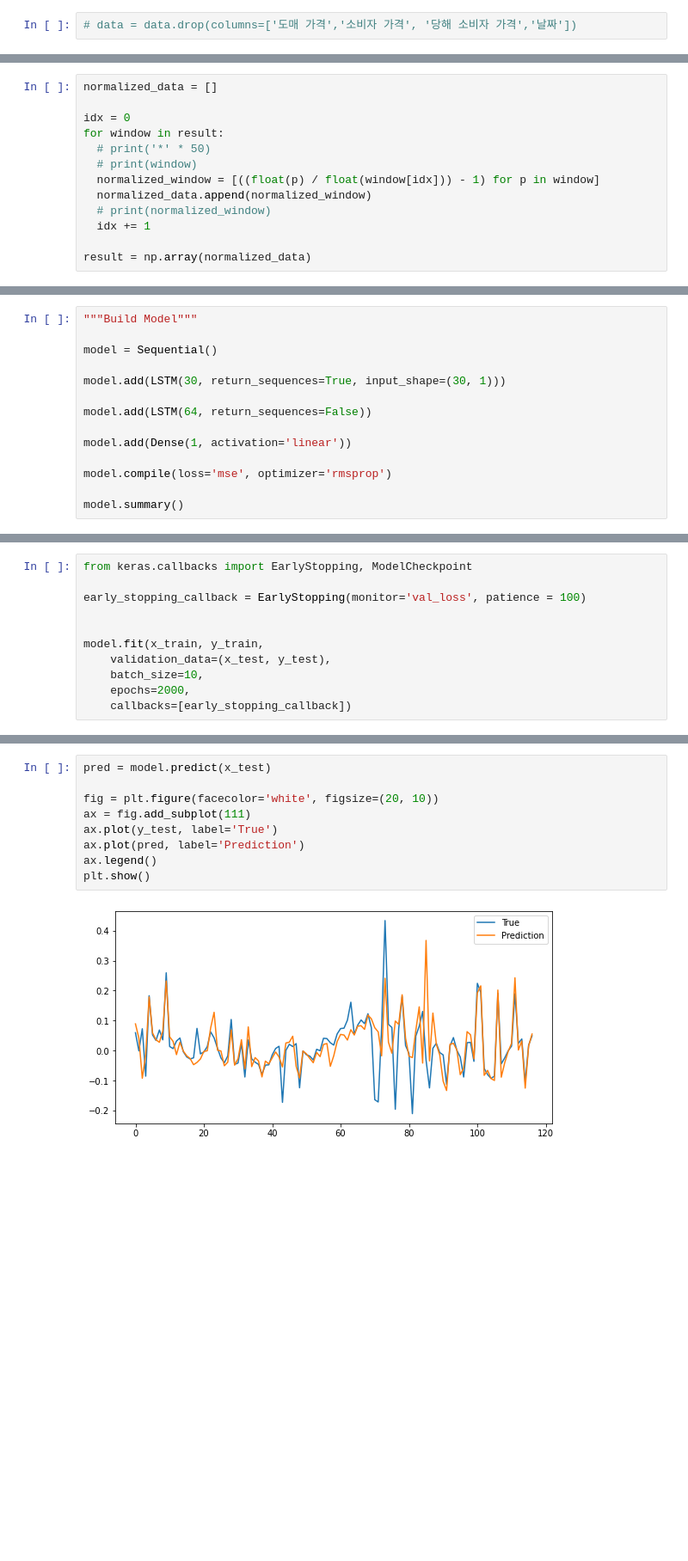
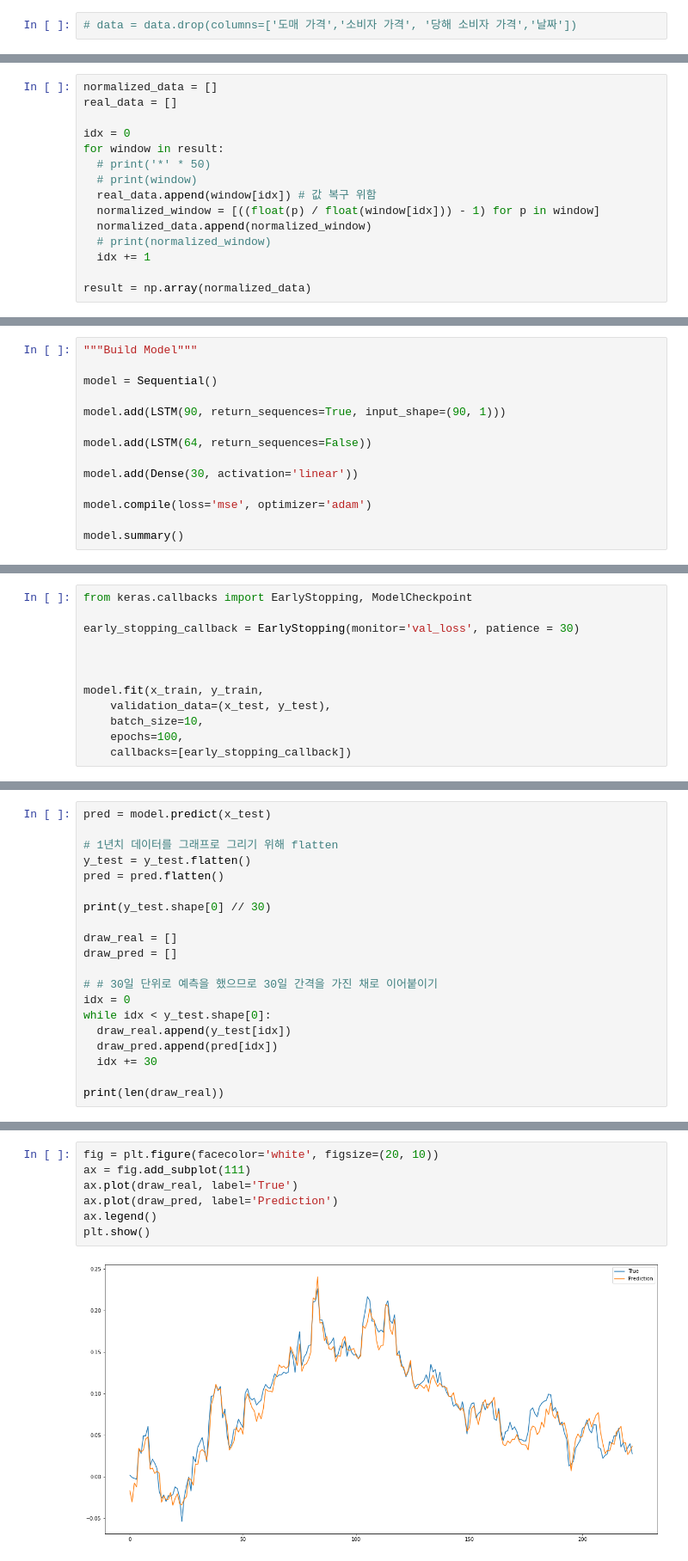
Before and after one commit to KxxHyoRim/KoreanCow_Suppy_Demand_Prediction, a Jupyter notebook: Korean_cow_predict_only_price_feature.ipynb, the cells around one changed output, grey strips where cells are left out. Shown: that part at 86% size. Saved outputs shown, nothing was run; the diff lists cells and outputs as text; blank space fills up the shorter version.

```diff
--- a/Korean_cow_predict_only_price_feature.ipynb
+++ b/Korean_cow_predict_only_price_feature.ipynb
@@ -63,10 +58,12 @@ data_length  1235
 # %%
 normalized_data = []
+real_data = []
 
 idx = 0
 for window in result:
   # print('*' * 50)
   # print(window)
+  real_data.append(window[idx]) # 값 복구 위함
   normalized_window = [((float(p) / float(window[idx])) - 1) for p in window]
   normalized_data.append(normalized_window)
   # print(normalized_window)
@@ -124,13 +131,13 @@ y_train (1058,)
 
 model = Sequential()
 
-model.add(LSTM(30, return_sequences=True, input_shape=(30, 1)))
+model.add(LSTM(90, return_sequences=True, input_shape=(90, 1)))
 
 model.add(LSTM(64, return_sequences=False))
 
-model.add(Dense(1, activation='linear'))
+model.add(Dense(30, activation='linear'))
 
-model.compile(loss='mse', optimizer='rmsprop')
+model.compile(loss='mse', optimizer='adam')
 
 model.summary()
 # %% [output]
@@ -151,12 +158,13 @@ _________________________________________________________________
 # %%
 from keras.callbacks import EarlyStopping, ModelCheckpoint
 
-early_stopping_callback = EarlyStopping(monitor='val_loss', patience = 100)
+early_stopping_callback = EarlyStopping(monitor='val_loss', patience = 30)
+
 
 
 model.fit(x_train, y_train,
     validation_data=(x_test, y_test),
     batch_size=10,
-    epochs=2000,
+    epochs=100,
     callbacks=[early_stopping_callback])
 # %% [output]
@@ -191,0 +247,20 @@ plt.show()
+# %%
+pred = model.predict(x_test)
+
+# 1년치 데이터를 그래프로 그리기 위해 flatten
+y_test = y_test.flatten()
+pred = pred.flatten()
+
+print(y_test.shape[0] // 30)
+
+draw_real = []
+draw_pred = []
+
+# # 30일 단위로 예측을 했으므로 30일 간격을 가진 채로 이어붙이기
+idx = 0
+while idx < y_test.shape[0]:
+  draw_real.append(y_test[idx])
+  draw_pred.append(pred[idx])
+  idx += 30
+
+print(len(draw_real))
@@ -192,11 +272,9 @@ plt.show()
 # %%
-pred = model.predict(x_test)
-
 fig = plt.figure(facecolor='white', figsize=(20, 10))
 ax = fig.add_subplot(111)
-ax.plot(y_test, label='True')
-ax.plot(pred, label='Prediction')
+ax.plot(draw_real, label='True')
+ax.plot(draw_pred, label='Prediction')
 ax.legend()
 plt.show()
 # %% [output]
-[figure, old version]
+[figure, new version]
```
Also changed, not shown: parts of 14 cells of this notebook.
